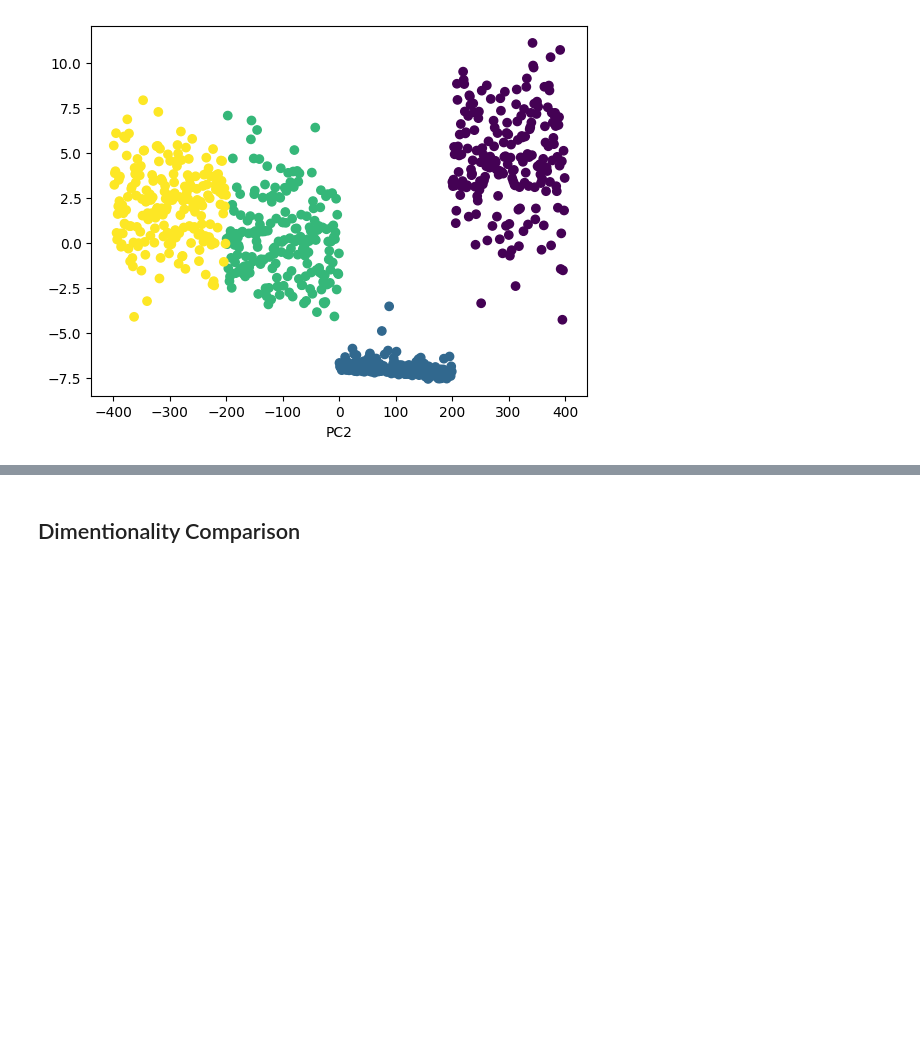
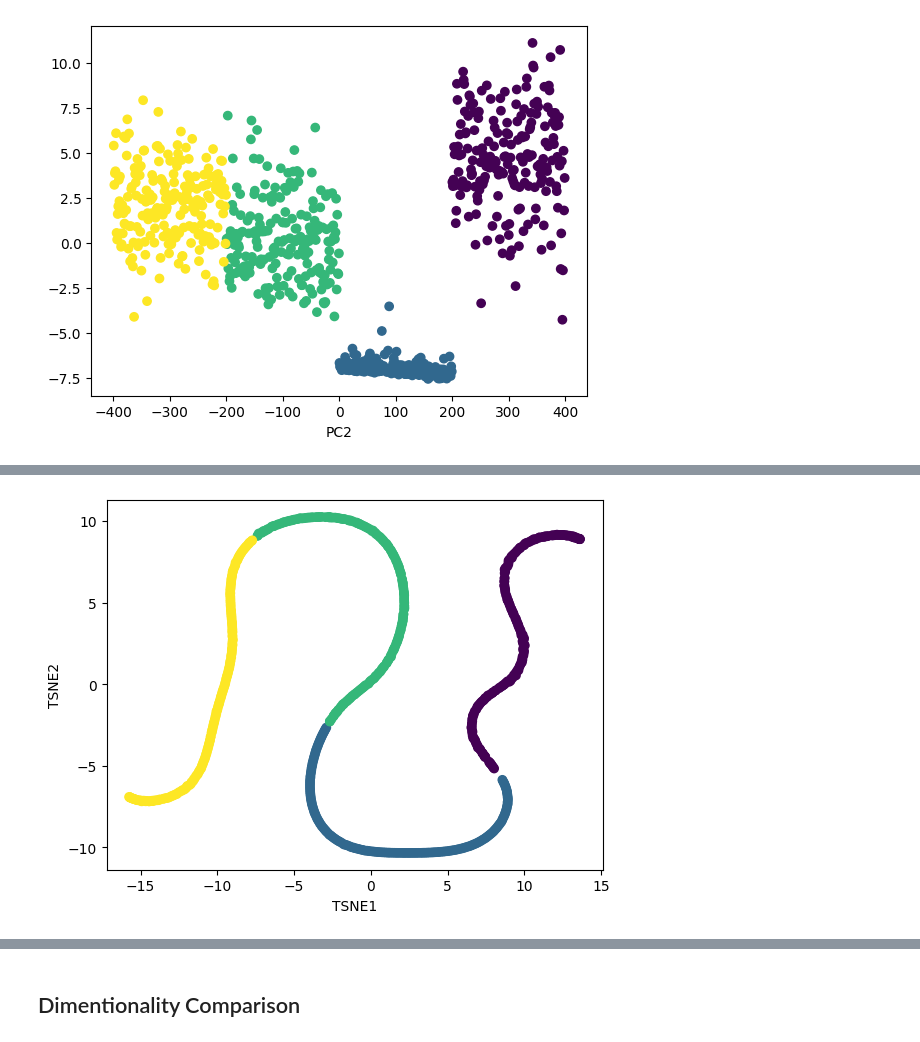
Before and after one commit to straylight77/data-sci-learning, a Jupyter notebook: dat203/lab8.ipynb, the cells around one changed output, grey strips where cells are left out. Saved outputs shown, nothing was run; the diff lists cells and outputs as text; code cells hidden in the pictures; blank space fills up the shorter version.

```diff
--- a/dat203/lab8.ipynb
+++ b/dat203/lab8.ipynb
@@ -141,0 +202,10 @@ plt.show()
+# %%
+%%time
+from sklearn.manifold import TSNE
+
+df3 = df.drop("gnd", axis=1)
+
+tsne = TSNE(n_components=2, verbose=1, perplexity=40, n_iter=300)
+tsne_results = tsne.fit_transform(df3)
+df_tsne = pd.DataFrame(tsne_results)
+df_tsne["gnd"] = df["gnd"]
@@ -141,0 +231,7 @@ plt.show()
+# %%
+plt.scatter(df_tsne[0], df_tsne[1], c=df_tsne["gnd"])
+plt.xlabel("TSNE1")
+plt.ylabel("TSNE2")
+plt.show()
+# %% [output]
+[figure, added]
```
Also changed, not shown: parts of 28 cells of this notebook.
